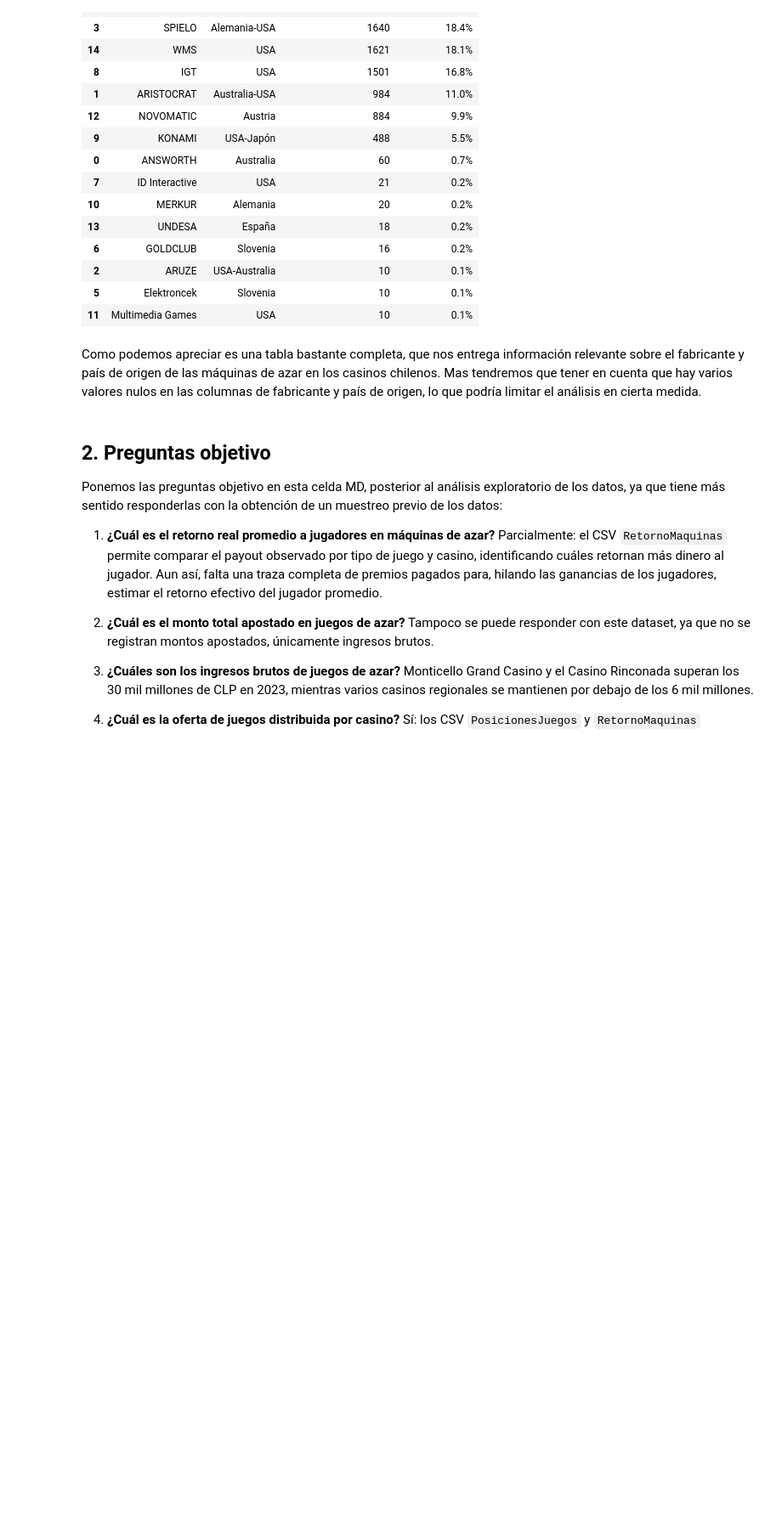
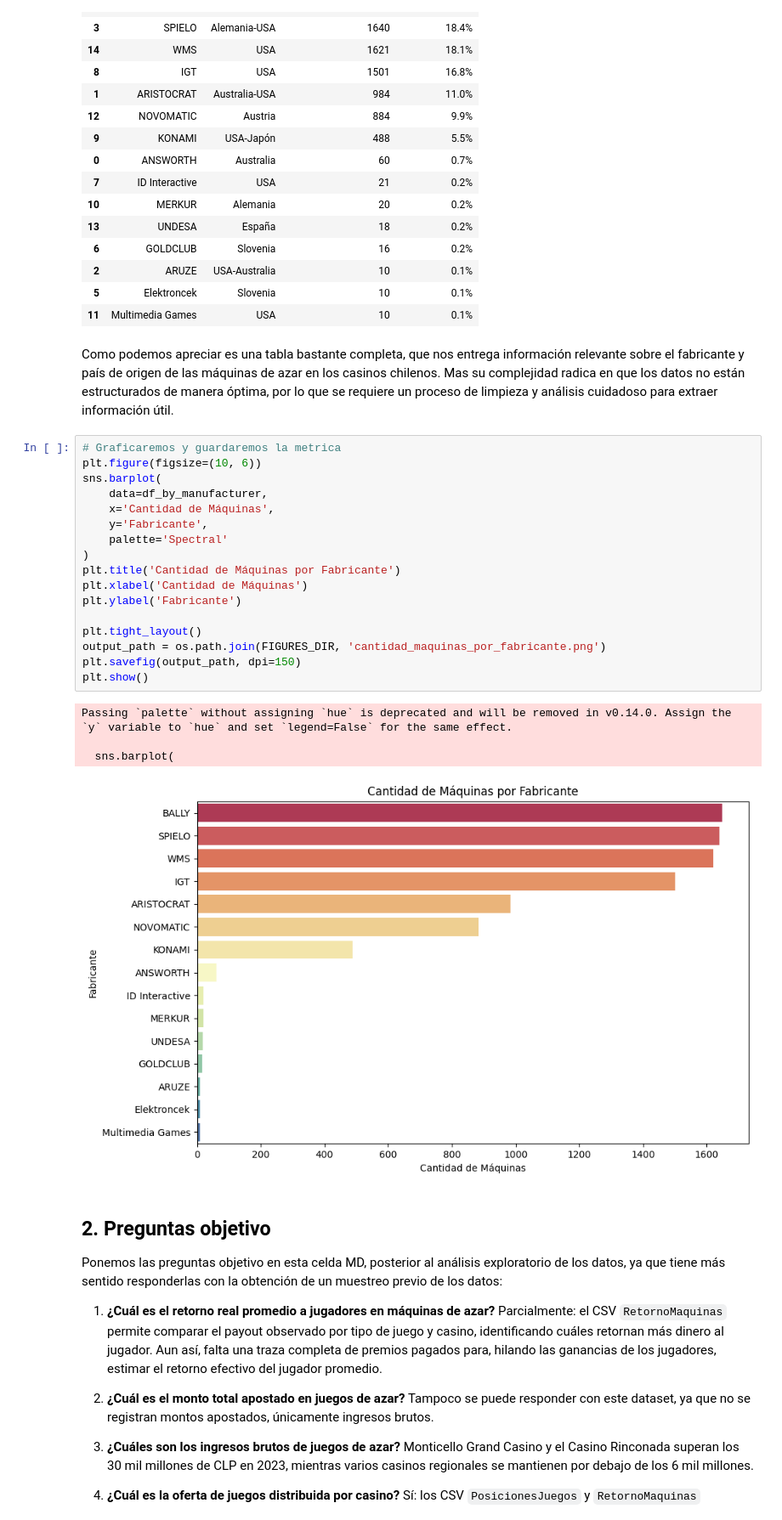
Before and after one commit to ReToxiE/Proyecto-IMT-2200-2-Grupo-5, a Jupyter notebook: notebooks/analisis_final.ipynb, the cells around one changed output. Shown at 85% size. Saved outputs shown, nothing was run; the diff lists cells and outputs as text; blank space fills up the shorter version.

Commit message:
Entrega Repositorio Inicial: IMT2200-2-Grupo-5

```diff
--- a/notebooks/analisis_final.ipynb
+++ b/notebooks/analisis_final.ipynb
@@ -777,7 +777,29 @@ df_by_manufacturer
 | 5 | Elektroncek | Slovenia | 10 | 0.1% |
 | 11 | Multimedia Games | USA | 10 | 0.1% |
 # %% [markdown]
-Como podemos apreciar es una tabla bastante completa, que nos entrega información relevante sobre el fabricante y país de origen de las máquinas de azar en los casinos chilenos. Mas tendremos que tener en cuenta que hay varios valores nulos en las columnas de fabricante y país de origen, lo que podría limitar el análisis en cierta medida.
+Como podemos apreciar es una tabla bastante completa, que nos entrega información relevante sobre el fabricante y país de origen de las máquinas de azar en los casinos chilenos. Mas su complejidad radica en que los datos no están estructurados de manera óptima, por lo que se requiere un proceso de limpieza y análisis cuidadoso para extraer información útil.
+# %%
+# Graficaremos y guardaremos la metrica
+plt.figure(figsize=(10, 6))
+sns.barplot(
+    data=df_by_manufacturer,
+    x='Cantidad de Máquinas',
+    y='Fabricante',
+    palette='Spectral'
+)
+plt.title('Cantidad de Máquinas por Fabricante')
+plt.xlabel('Cantidad de Máquinas')
+plt.ylabel('Fabricante')
+
+plt.tight_layout()
+output_path = os.path.join(FIGURES_DIR, 'cantidad_maquinas_por_fabricante.png')
+plt.savefig(output_path, dpi=150)
+plt.show()
+# %% [output]
+Passing `palette` without assigning `hue` is deprecated and will be removed in v0.14.0. Assign the `y` variable to `hue` and set `legend=False` for the same effect.
+
+  sns.barplot(
+[figure, added]
 # %% [markdown]
 ## 2. Preguntas objetivo
 
```
Also changed, not shown: 1 other file.
